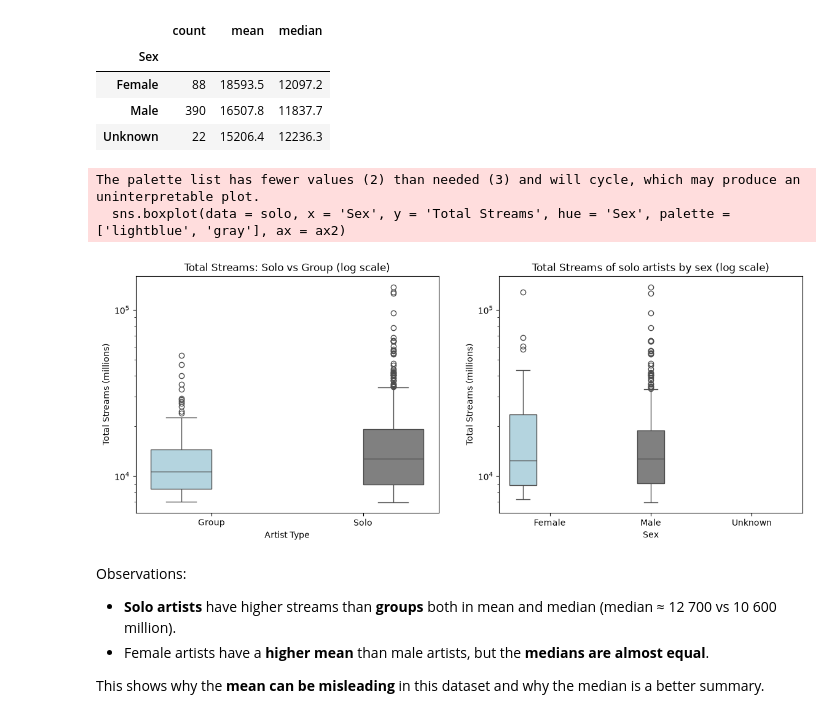
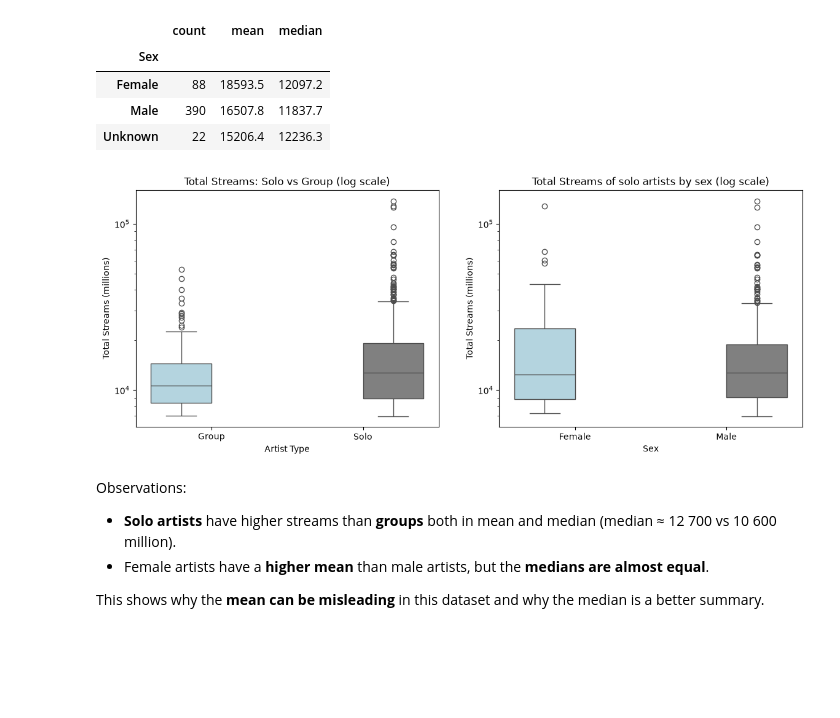
Before and after one commit to fabianaconstantino/pds_project, a Jupyter notebook: Group14_PDS_2627.ipynb, the cells around one changed output. Drawn from its saved outputs; the diff is of its cells as text; code cells hidden in the pictures; blank space fills up the shorter version.

```diff
--- a/Group14_PDS_2627.ipynb
+++ b/Group14_PDS_2627.ipynb
@@ -407,8 +422,8 @@ Name: count, dtype: int64
 artists['Debut Year'] = artists['Debut Year'].astype('int16')
 artists['Year'] = artists['Year'].astype('int16')
 
-# "Update Date" is converted to datetime, so that we can calculate differences between dates. All times are 00:00:00, so no information is lost.
-artists['Update Date'] = pd.to_datetime(artists['Update Date'])
+# "Update Date" is converted to datetime, so that we can calculate differences between dates.
+artists['Update Date'] = pd.to_datetime(artists['Update Date'], format = '%Y-%m-%d %H:%M:%S')
 
 artists.dtypes
 # %% [output]
@@ -622,12 +637,16 @@ The top 3 primary languages are **English (340 artists), Spanish (105) and Portu
 The number of days depends on the day the notebook is run, so it is calculated with today's date.
 # %%
 today = pd.Timestamp.today().normalize()   # today's date at 00:00
+
+# Subtracting two dates gives a timedelta; .dt.days keeps only the number of days
+artists['Days Since Update'] = (today - artists['Update Date']).dt.days
 
 most_recent = artists['Update Date'].max()
 oldest = artists['Update Date'].min()
 
 print('Today:', today.date(), '\n')
-for label, date in [('Most recent update', most_recent), ('Oldest update', oldest)]:
-    print(f'{label}: day {date.day}, {date.month_name()} {date.year}')
-    print(f'{(today - date).days} days ago\n')
+print(f'Most recent update: day {most_recent.day}, {most_recent.month_name()} {most_recent.year}')
+print(f"{artists['Days Since Update'].min()} days ago\n")
+print(f'Oldest update: day {oldest.day}, {oldest.month_name()} {oldest.year}')
+print(f"{artists['Days Since Update'].max()} days ago")
 # %% [output]
@@ -868,24 +884,24 @@ display(artists.groupby('Sex')['Total Streams'].agg(['count', 'mean', 'median'])
 # %%
 fig, (ax1, ax2) = plt.subplots(1, 2, figsize = (14, 5))
 
 sns.boxplot(data = artists, x = 'Artist Type', y = 'Total Streams', hue = 'Artist Type',
             palette = ['lightblue', 'gray'], ax = ax1)
 ax1.set_yscale('log')
 ax1.set_title('Total Streams: Solo vs Group (log scale)')
 ax1.set_ylabel('Total Streams (millions)')
 
 # Only solo artists, so that the comparison by sex is not mixed with groups
-solo = artists[artists['Artist Type'] == 'Solo']
+solo = artists[artists['Artist Type'] == 'Solo'].copy()
+# 'Sex' is a category so we need to remove 'Unknown', which has no solo artists, so it does not appear as an empty slot
+solo['Sex'] = solo['Sex'].cat.remove_unused_categories()
 sns.boxplot(data = solo, x = 'Sex', y = 'Total Streams', hue = 'Sex', palette = ['lightblue', 'gray'], ax = ax2)
 ax2.set_yscale('log')
 ax2.set_title('Total Streams of solo artists by sex (log scale)')
 ax2.set_ylabel('Total Streams (millions)')
 
 plt.show()
 # %% [output]
-The palette list has fewer values (2) than needed (3) and will cycle, which may produce an uninterpretable plot.
-  sns.boxplot(data = solo, x = 'Sex', y = 'Total Streams', hue = 'Sex', palette = ['lightblue', 'gray'], ax = ax2)
-[figure, old version]
+[figure, new version]
 # %% [markdown]
 Observations:
 - **Solo artists** have higher streams than **groups** both in mean and median (median ≈ 12 700 vs 10 600 million).
```
Also changed, not shown: parts of 6 cells of this notebook.
